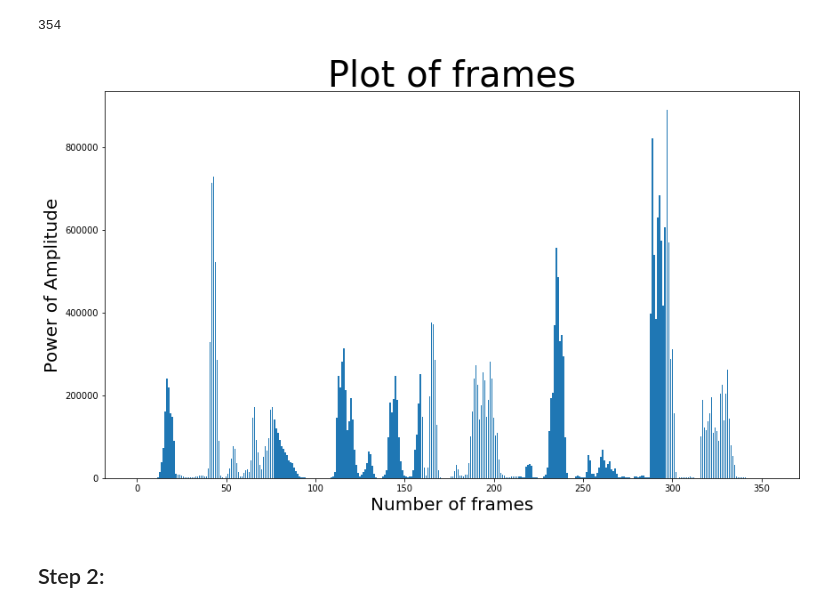
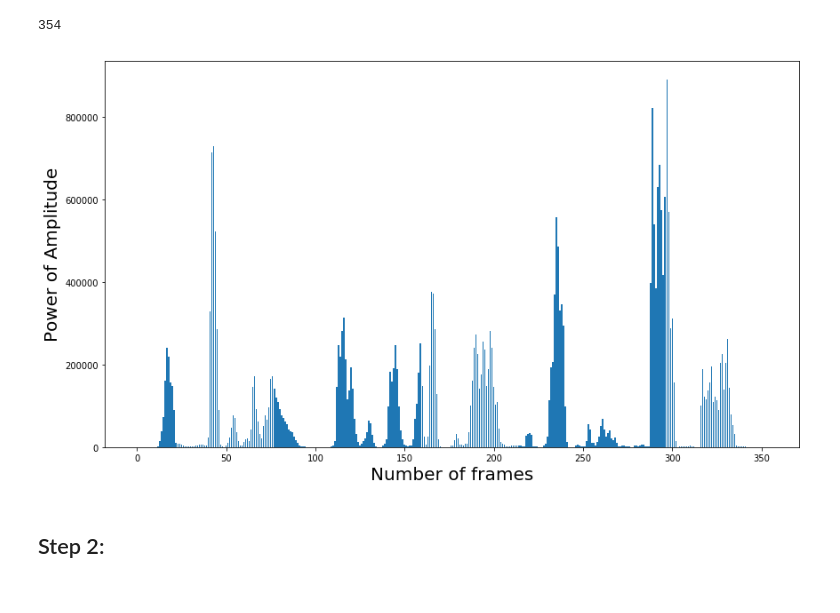
Before and after one commit to yushinliu/lab, a Jupyter notebook: task_2_version_1/Task2-report_writting.ipynb, the cells around one changed output. Drawn from its saved outputs; the diff is of its cells as text; code cells hidden in the pictures.

```diff
--- a/task_2_version_1/Task2-report_writting.ipynb
+++ b/task_2_version_1/Task2-report_writting.ipynb
@@ -203,12 +211,12 @@ len(mixed_power_set)
 # %%
 plt.figure(figsize=(14,8))
 plt.bar(range(frame_num),mixed_power_set)  #plt,bar(index,height(value))
-plt.title("Plot of frames",fontsize=40)
+#plt.title("Plot of frames",fontsize=40)
 plt.ylabel("Power of Amplitude",fontsize=20)
 plt.xlabel("Number of frames",fontsize=20)
 plt.show()
 # %% [output]
-[figure, old version]
+[figure, new version]
 # %% [markdown]
 ## Step 2:
 # %% [markdown]
```
Also changed, not shown: parts of 3 cells of this notebook.
